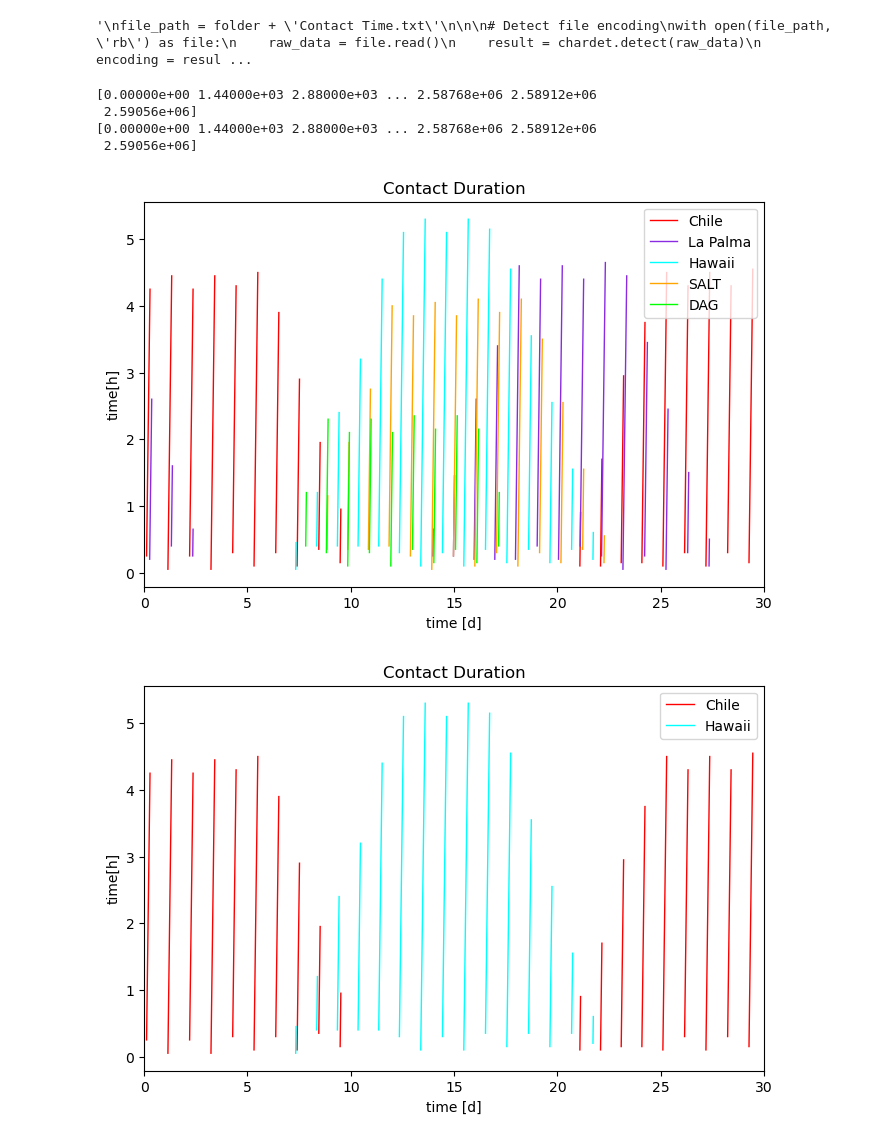
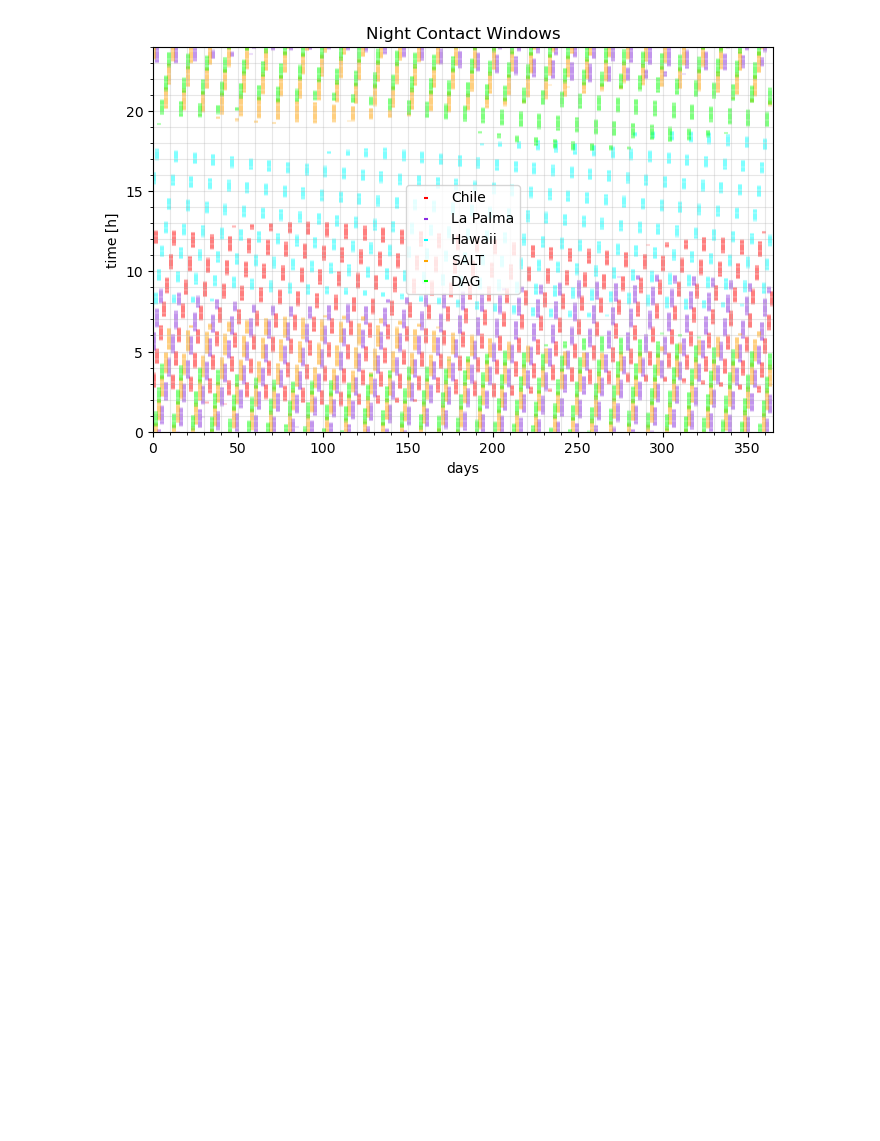
Before and after one commit to bcrazzolara/NuAncestor, a Jupyter notebook: plot.ipynb, the cells around one changed output. Cells and saved outputs as stored; diff of their text form; code cells hidden in the pictures; blank space fills up the shorter version.

```diff
--- a/plot.ipynb
+++ b/plot.ipynb
@@ -3,21 +3,6 @@ import matplotlib.pyplot as plt
 import numpy as np
 import pandas as pd
 import chardet
-# %%
-'''
-file_path = folder + 'Contact Time.txt'
-
-
-# Detect file encoding
-with open(file_path, 'rb') as file:
-    raw_data = file.read()
-    result = chardet.detect(raw_data)
-    encoding = result['encoding']
-    print(f"Detected encoding: {encoding}")
-
-'''
-# %% [output]
-'\nfile_path = folder + \'Contact Time.txt\'\n\n\n# Detect file encoding\nwith open(file_path, \'rb\') as file:\n    raw_data = file.read()\n    result = chardet.detect(raw_data)\n    encoding = resul ...
 # %%
 colors = ['r', 'blueviolet', 'cyan', 'orange', 'lime']
 label = ["Chile", "La Palma", "Hawaii", "SALT", "DAG"]
@@ -99,19 +116,22 @@ def plotting(folder, filepath, title, ylabel, cols, saving_name, xlim):
 # %%
-folder = "12.23h pro/air_sun/"
-xlim = [0,30]
-plotting(folder,"Contact Time.txt", "Contact Duration", "time[h]", [0,1,2,3,4], folder + "ContactTime.png", xlim)
-plotting(folder,"Contact Time.txt", "Contact Duration", "time[h]", [0, 2], folder + "ContactTimeChile.png", xlim)
+folder = "../Simulation/9.77h pro/year/"
+xlim = [0,365]
+'''
+plotting(folder,"ContactDuration.txt", "Contact Duration", "time[h]", [0,1,2,3,4], folder + "ContactTime.png", xlim)
+plotting(folder,"ContactDuration.txt", "Contact Duration", "time[h]", [0], folder + "ContactTimeChile.png", xlim)
 
 plotting(folder,"Tracking Speed.txt", "Tracking Speed", "arcsec/s", [0,1,2,3,4], folder + "TrackingSpeed.png", xlim)
-plotting(folder,"Tracking Speed.txt", "Tracking Speed", "arcsec/s", [0, 2], folder + "TrackingSpeedChile.png", xlim)
+plotting(folder,"Tracking Speed.txt", "Tracking Speed", "arcsec/s", [0], folder + "TrackingSpeedChile.png", xlim)
 
+plotting(folder,"Azimuthal Speed.txt", "Azimuthal Tracking Speed", "arcsec/s", [0,1,2,3,4], folder + "AzimuthalSpeed.png", xlim)
+plotting(folder,"Azimuthal Speed.txt", "Azimuthal Tracking Speed", "arcsec/s", [0], folder + "AzimuthalSpeedChile.png", xlim)
 
-plotting(folder,"Distances.txt", "Distance", "km", [0, 2], folder + "DistanceChile.png", xlim)
+plotting(folder,"Elevation Speed.txt", "Elevation Tracking Speed", "arcsec/s", [0,1,2,3,4], folder + "ElevationSpeed.png", xlim)
+plotting(folder,"Elevation Speed.txt", "Elevation Tracking Speed", "arcsec/s", [0], folder + "ElevationSpeedChile.png", xlim)
+
+plotting(folder,"Distances.txt", "Distance", "km", [0], folder + "DistanceChile.png", xlim)
 plotting(folder,"Distances.txt", "Distance", "km", [0,1,2,3,4], folder + "Distance.png", xlim)
+'''
+plot_visibility(folder,"InContact.txt", "Night Contact Windows", "km", [0,1,2,3,4], folder + "InContact.png", [0,365])
 # %% [output]
-[0.00000e+00 1.44000e+03 2.88000e+03 ... 2.58768e+06 2.58912e+06
- 2.59056e+06]
-[0.00000e+00 1.44000e+03 2.88000e+03 ... 2.58768e+06 2.58912e+06
- 2.59056e+06]
-[figure, old version]
+[figure, new version]
-[figure, removed]
```
Also changed, not shown: parts of 2 cells of this notebook, 1 other file.
